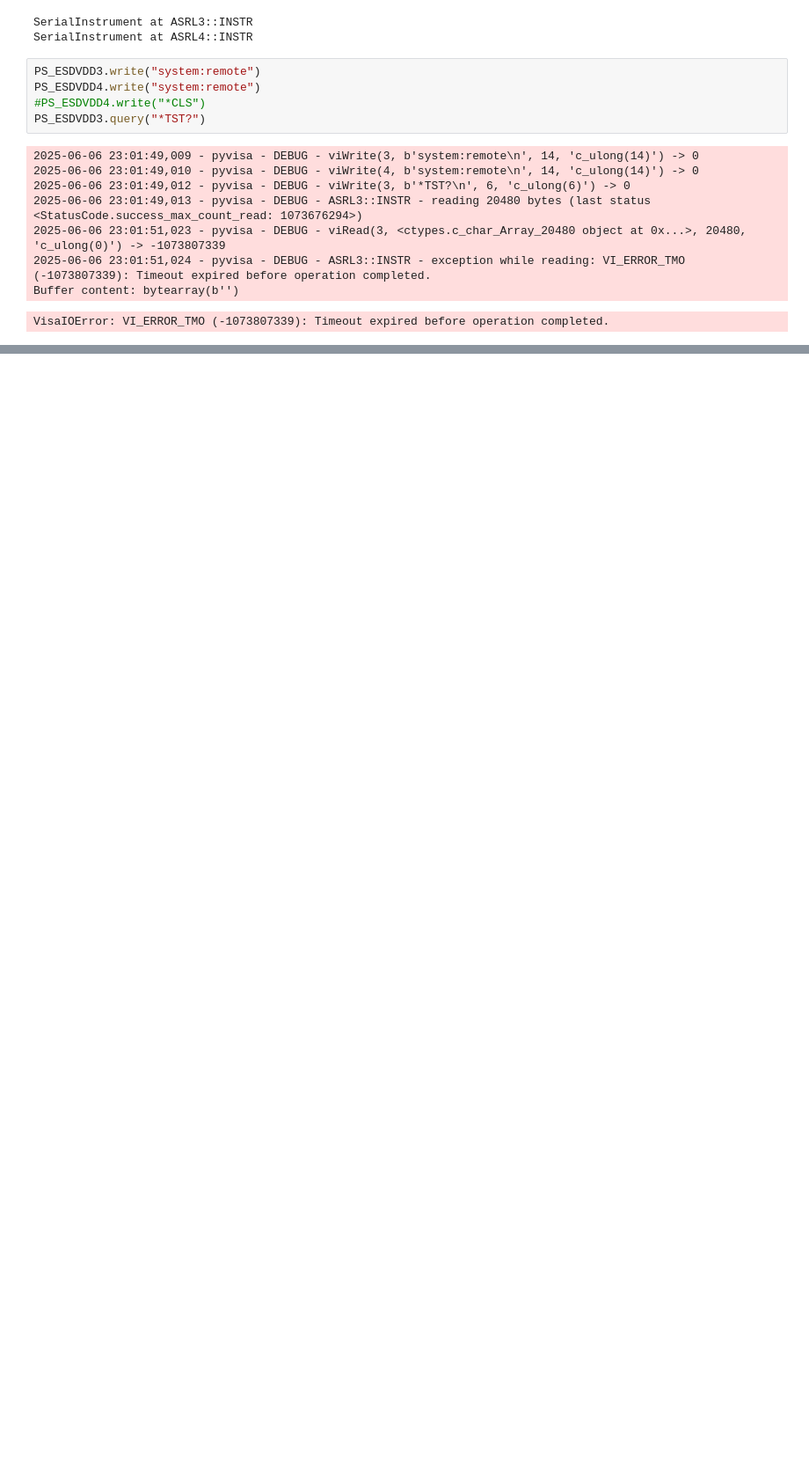
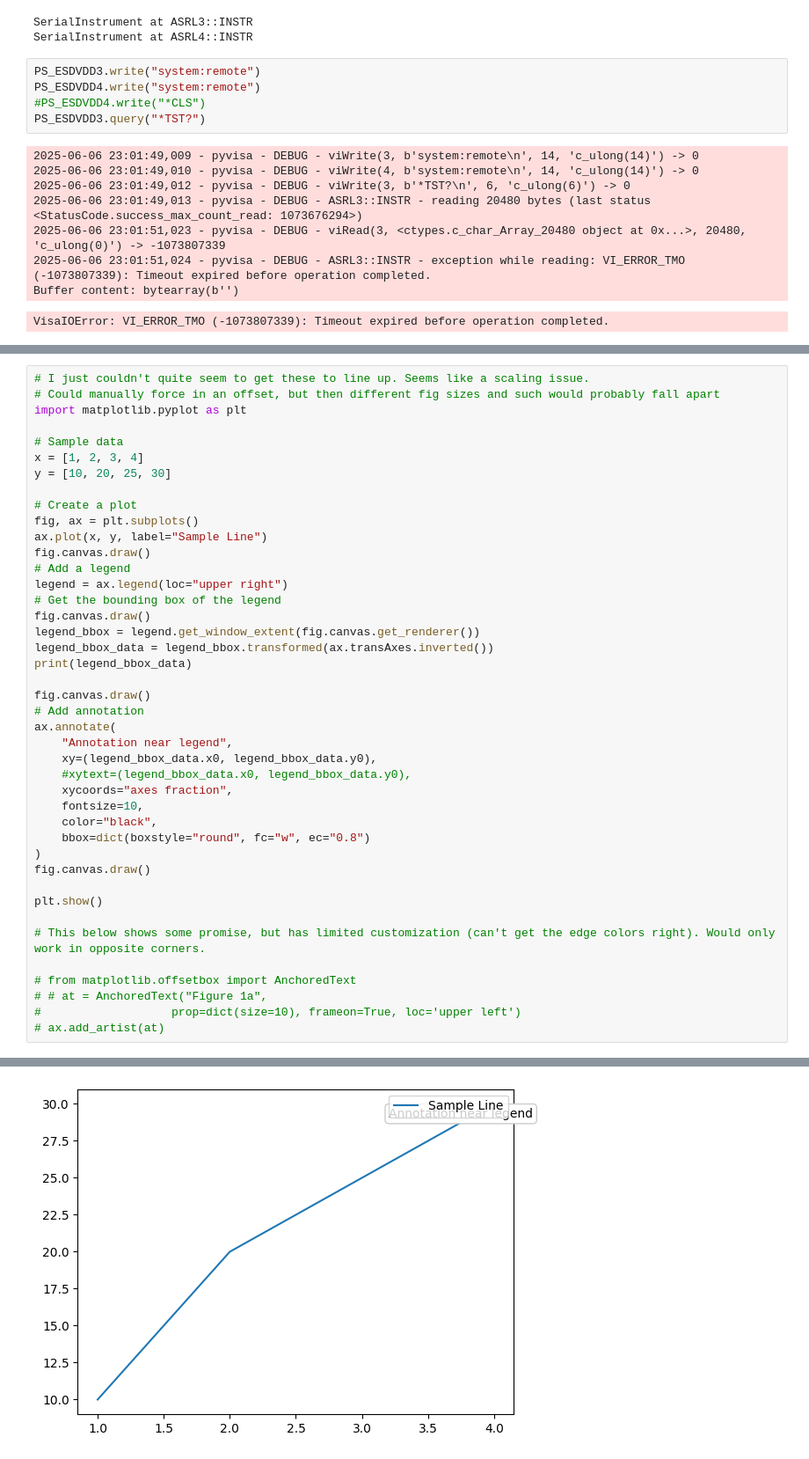
Before and after one commit to lskarda25/ICASL_test_code, a Jupyter notebook: testing_software.ipynb, the cells around one changed output, grey strips where cells are left out. Shown at 88% size. Drawn from its saved outputs; the diff is of its cells as text; blank space fills up the shorter version.

```diff
--- a/testing_software.ipynb
+++ b/testing_software.ipynb
@@ -677,0 +799,43 @@ VisaIOError: VI_ERROR_TMO (-1073807339): Timeout expired before operation comple
+# %%
+# I just couldn't quite seem to get these to line up. Seems like a scaling issue.
+# Could manually force in an offset, but then different fig sizes and such would probably fall apart
+import matplotlib.pyplot as plt
+
+# Sample data
+x = [1, 2, 3, 4]
+y = [10, 20, 25, 30]
+
+# Create a plot
+fig, ax = plt.subplots()
+ax.plot(x, y, label="Sample Line")
+fig.canvas.draw()
+# Add a legend
+legend = ax.legend(loc="upper right")
+# Get the bounding box of the legend
+fig.canvas.draw()
+legend_bbox = legend.get_window_extent(fig.canvas.get_renderer())
+legend_bbox_data = legend_bbox.transformed(ax.transAxes.inverted())
+print(legend_bbox_data)
+
+fig.canvas.draw()
+# Add annotation
+ax.annotate(
+    "Annotation near legend",
+    xy=(legend_bbox_data.x0, legend_bbox_data.y0),
+    #xytext=(legend_bbox_data.x0, legend_bbox_data.y0),
+    xycoords="axes fraction",
+    fontsize=10,
+    color="black",
+    bbox=dict(boxstyle="round", fc="w", ec="0.8")
+)
+fig.canvas.draw()
+
+plt.show()
+
+# This below shows some promise, but has limited customization (can't get the edge colors right). Would only work in opposite corners.
+
+# from matplotlib.offsetbox import AnchoredText
+# # at = AnchoredText("Figure 1a",
+#                   prop=dict(size=10), frameon=True, loc='upper left')
+# ax.add_artist(at)
+# %% [output]
@@ -677,0 +843 @@ VisaIOError: VI_ERROR_TMO (-1073807339): Timeout expired before operation comple
+[figure, added]
```
Also changed, not shown: parts of 23 cells of this notebook.
